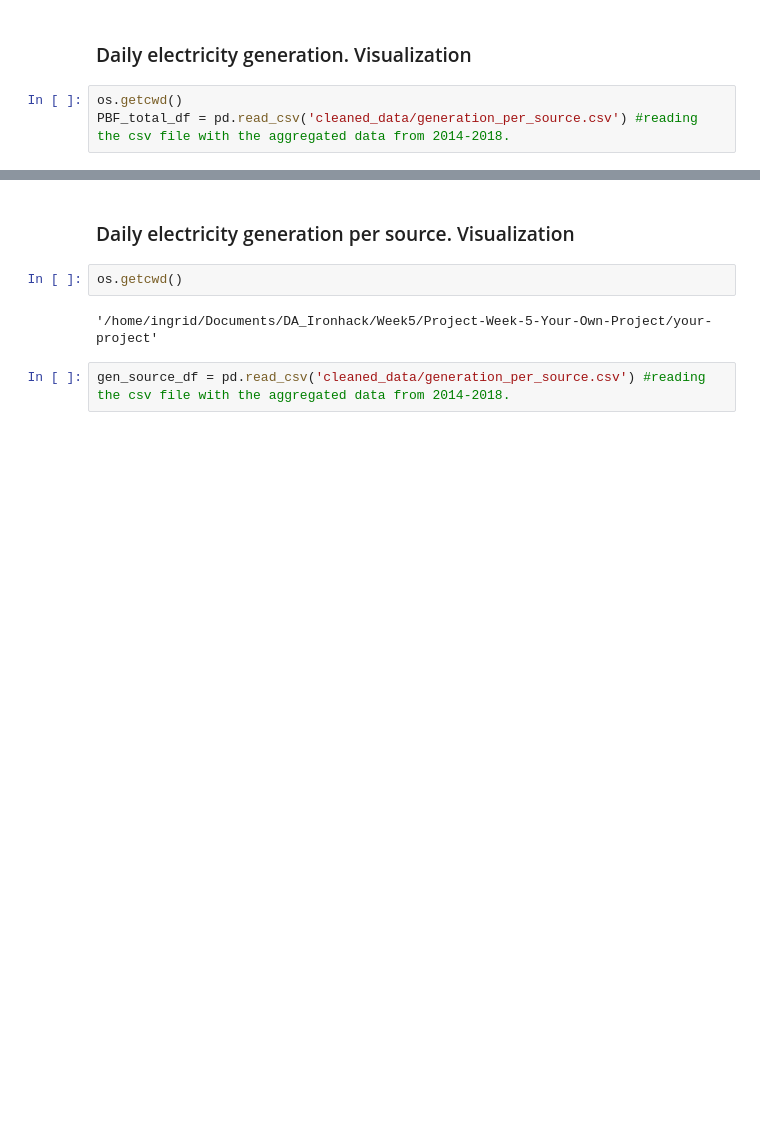
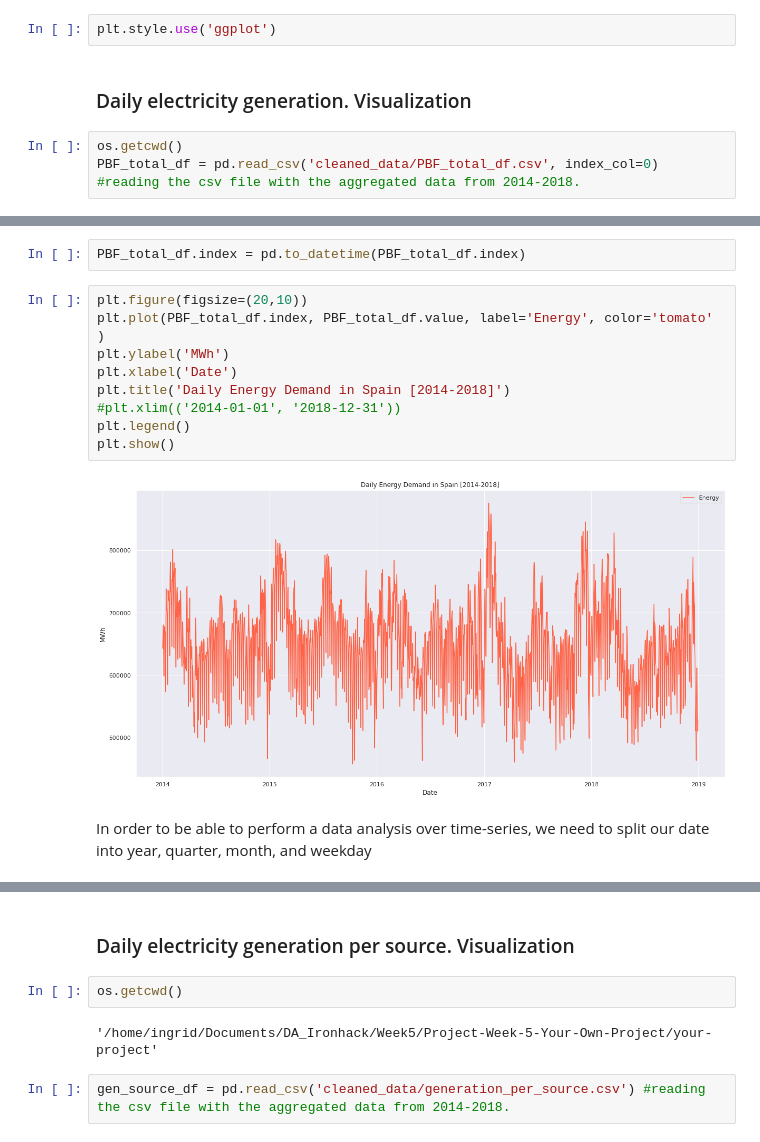
Before and after one commit to ta-data-bcn/Project-Week-5-Your-Own-Project, a Jupyter notebook: your-project/Project_4_Data_Visualization.ipynb, the cells around one changed output, grey strips where cells are left out. Saved outputs shown, nothing was run; the diff lists cells and outputs as text; blank space fills up the shorter version.

Commit message:
Data Wrangling done + starting graphs

```diff
--- a/your-project/Project_4_Data_Visualization.ipynb
+++ b/your-project/Project_4_Data_Visualization.ipynb
@@ -13,7 +14,9 @@ import datetime
 
 sns.set()
+# %%
+plt.style.use('ggplot')
 # %% [markdown]
 ### Daily electricity generation. Visualization
 # %%
 os.getcwd()
-PBF_total_df = pd.read_csv('cleaned_data/generation_per_source.csv') #reading the csv file with the aggregated data from 2014-2018.
+PBF_total_df = pd.read_csv('cleaned_data/PBF_total_df.csv', index_col=0) #reading the csv file with the aggregated data from 2014-2018.
@@ -19,0 +33,15 @@ PBF_total_df = pd.read_csv('cleaned_data/generation_per_source.csv') #reading th
+# %%
+PBF_total_df.index = pd.to_datetime(PBF_total_df.index)
+# %%
+plt.figure(figsize=(20,10))
+plt.plot(PBF_total_df.index, PBF_total_df.value, label='Energy', color='tomato' )
+plt.ylabel('MWh')
+plt.xlabel('Date')
+plt.title('Daily Energy Demand in Spain [2014-2018]')
+#plt.xlim(('2014-01-01', '2018-12-31'))
+plt.legend()
+plt.show()
+# %% [output]
+[figure, added]
+# %% [markdown]
+In order to be able to perform a data analysis over time-series, we need to split our date into year, quarter, month, and weekday
```
Also changed, not shown: parts of 33 cells of this notebook, 1 other file.
